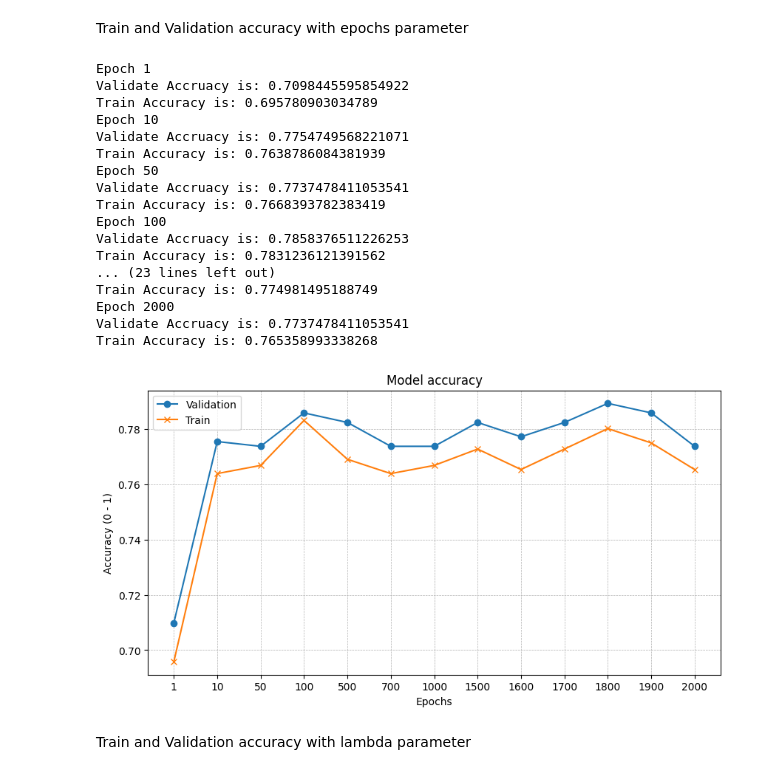
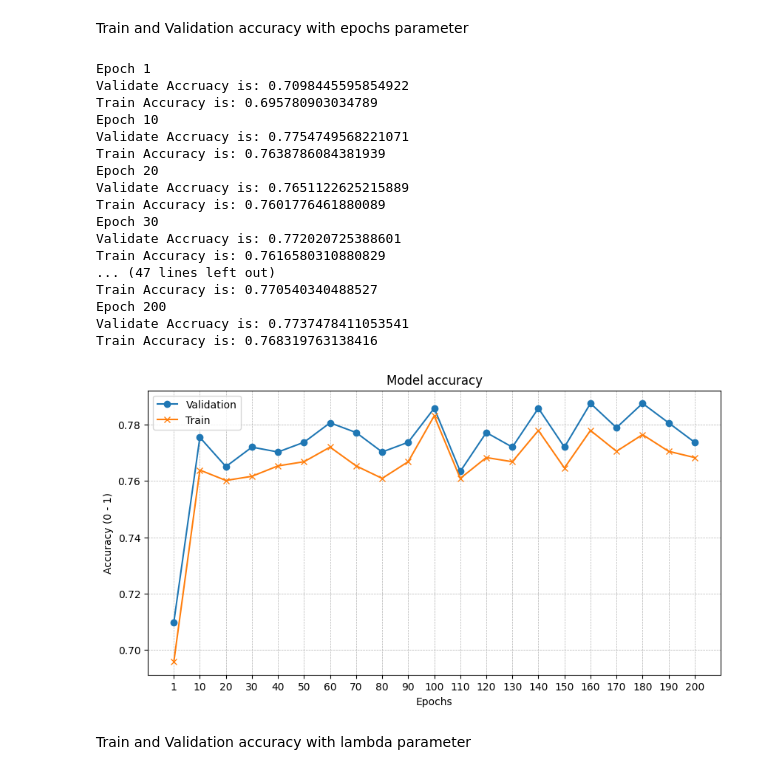
Before and after one commit to PeerasitPloyaram/Support_Vector_Machine_SVM-From_Scratch, a Jupyter notebook: src/main_water_Quality1.ipynb, the cells around one changed output. Drawn from its saved outputs; the diff is of its cells as text; code cells hidden in the pictures.

```diff
--- a/src/main_water_Quality1.ipynb
+++ b/src/main_water_Quality1.ipynb
@@ -223,27 +222,28 @@ Validate Accuracy: 0.7737478411053541
 # %% [markdown]
 Train and Validation accuracy with epochs parameter
 # %%
-epoch = [1, 10 , 50 ,100 , 500, 700, 1000, 1500, 1600, 1700, 1800, 1900, 2000]
+# epoch = [1, 10 , 50 ,100 , 500, 700, 1000, 1500, 1600, 1700, 1800, 1900, 2000]
+epoch = [1, 10 , 20, 30, 40, 50, 60, 70, 80, 90, 100, 110, 120, 130, 140, 150, 160, 170, 180 ,190 ,200]
 model1.plot_accuracy(x_train,y_train, x_validate, y_validate, epoch, verbose=True)
 # %% [output]
 Epoch 1
 Validate Accruacy is: 0.7098445595854922
 Train Accuracy is: 0.695780903034789
 Epoch 10
 Validate Accruacy is: 0.7754749568221071
 Train Accuracy is: 0.7638786084381939
-Epoch 50
+Epoch 20
+Validate Accruacy is: 0.7651122625215889
+Train Accuracy is: 0.7601776461880089
+Epoch 30
+Validate Accruacy is: 0.772020725388601
+Train Accuracy is: 0.7616580310880829
+... (47 lines left out)
+Train Accuracy is: 0.770540340488527
+Epoch 200
 Validate Accruacy is: 0.7737478411053541
-Train Accuracy is: 0.7668393782383419
-Epoch 100
-Validate Accruacy is: 0.7858376511226253
-Train Accuracy is: 0.7831236121391562
-... (23 lines left out)
-Train Accuracy is: 0.774981495188749
-Epoch 2000
-Validate Accruacy is: 0.7737478411053541
-Train Accuracy is: 0.765358993338268
+Train Accuracy is: 0.768319763138416
-[figure, old version]
+[figure, new version]
 # %% [markdown]
 Train and Validation accuracy with lambda parameter
 # %%
```
Also changed, not shown: parts of 4 cells of this notebook.
